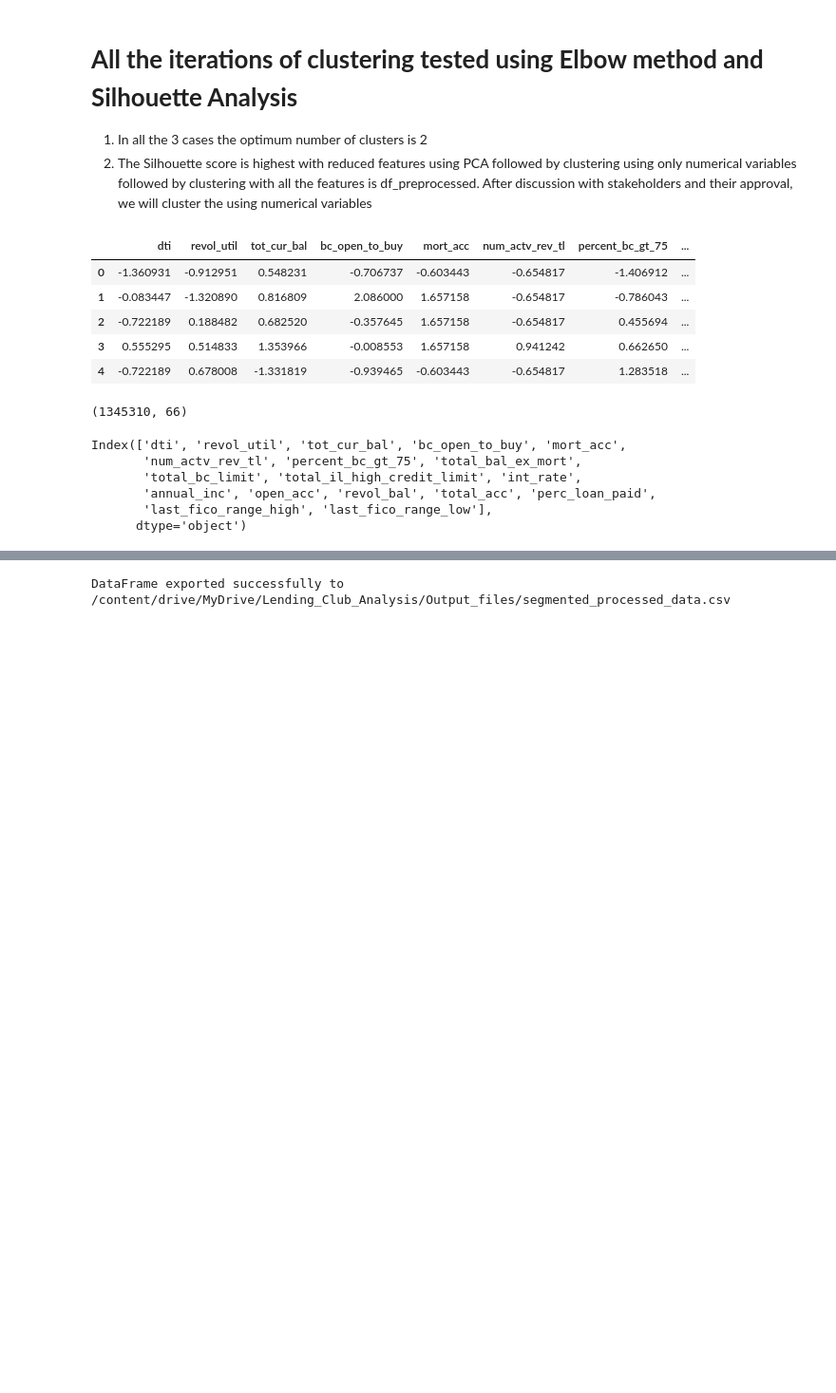
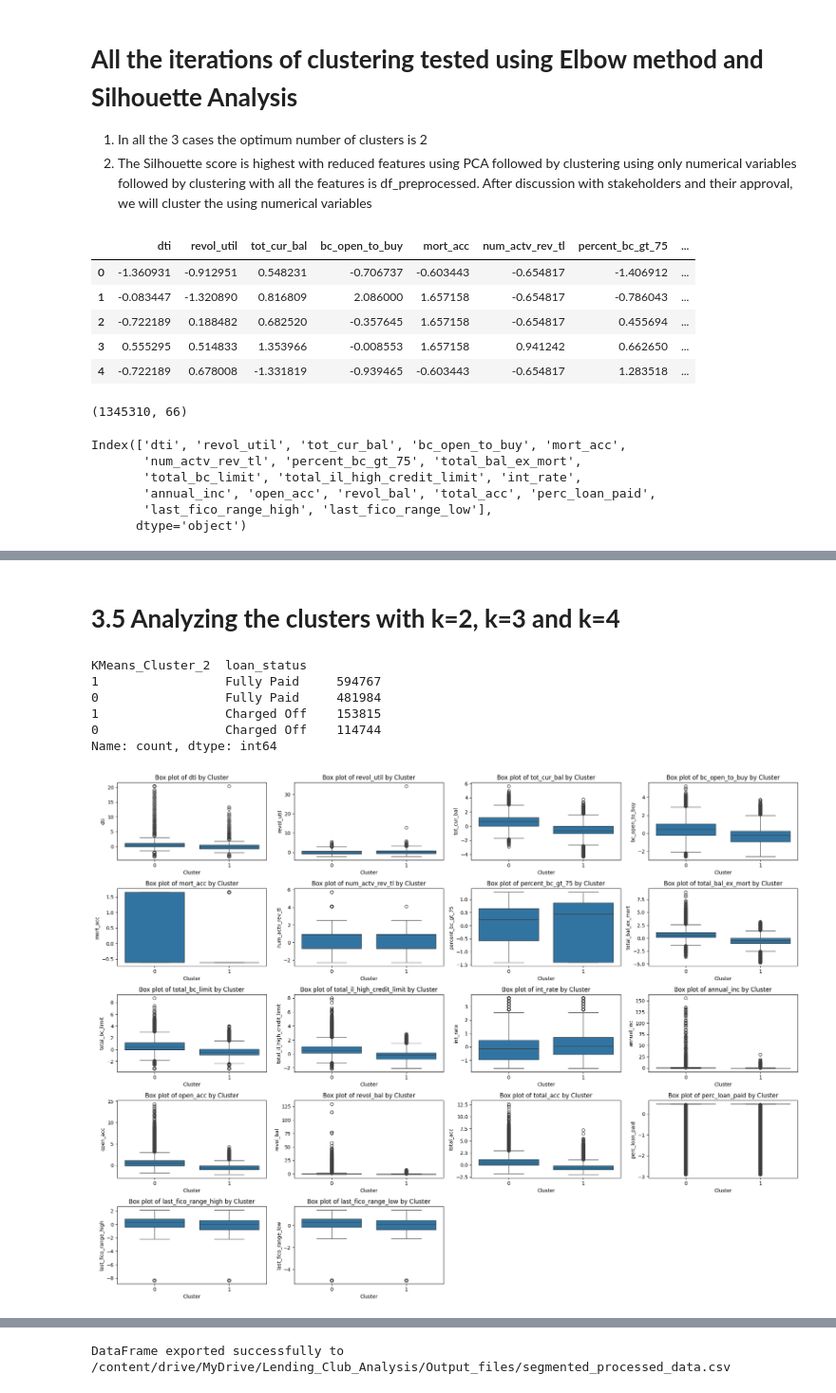
Before and after one commit to ds-souvik/Predictive-model-to-classify-profitable-borrowers, a Jupyter notebook: 4_Borrower_Segmentation.ipynb, the cells around one changed output, grey strips where cells are left out. Shown at 95% size. Cells and saved outputs as stored; diff of their text form; code cells hidden in the pictures; blank space fills up the shorter version.

Commit message:
Standardized the segmentation notebook, renamed the data cleaning and feature engineering reports, updated the presentation and readme.md

```diff
--- a/4_Borrower_Segmentation.ipynb
+++ b/4_Borrower_Segmentation.ipynb
@@ -649,11 +643,11 @@ Index(['dti', 'revol_util', 'tot_cur_bal', 'bc_open_to_buy', 'mort_acc',
 # %%
-#Generating KMeans++ model with 2 clusters on numerical features of the dataset
-
-kmeans = KMeans(n_clusters=2, init='k-means++', n_init=50, random_state=42)
+#Generating KMeans++ model with 3 clusters on numerical features of the dataset
+k=3
+kmeans = KMeans(n_clusters=3, init='k-means++', n_init=50, random_state=42)
 df_numerical['Cluster'] = kmeans.fit_predict(df_numerical)
 print(f"KMeans++ clustering with {k} clusters completed.")
 
 #Append the Cluster labels to our main dataframe
-df_prepared['KMeans_Cluster']=kmeans.labels_
+df_prepared['KMeans_Cluster_3']=kmeans.labels_
 df_prepared.head()
 # %% [output]
@@ -664,3 +658,13 @@ KMeans++ clustering with 4 clusters completed.
 | 2 | -0.722189 | 0.188482 | 0.682520 | -0.357645 | 1.657158 | -0.654817 | 0.455694 | ... |
 | 3 | 0.555295 | 0.514833 | 1.353966 | -0.008553 | 1.657158 | 0.941242 | 0.662650 | ... |
 | 4 | -0.722189 | 0.678008 | -1.331819 | -0.939465 | -0.603443 | -0.654817 | 1.283518 | ... |
+# %%
+#Generating KMeans++ model with 4 clusters on numerical features of the dataset
+k=4
+kmeans = KMeans(n_clusters=4, init='k-means++', n_init=50, random_state=42)
+df_numerical['Cluster'] = kmeans.fit_predict(df_numerical)
+print(f"KMeans++ clustering with {k} clusters completed.")
+
+#Append the Cluster labels to our main dataframe
+df_prepared['KMeans_Cluster_4']=kmeans.labels_
+df_prepared.head()
@@ -666,0 +679,38 @@ KMeans++ clustering with 4 clusters completed.
+# %% [markdown]
+# **3.5 Analyzing the clusters with k=2, k=3 and k=4**
+# %%
+df_prepared[['KMeans_Cluster_2', 'loan_status']].value_counts()
+# %% [output]
+KMeans_Cluster_2  loan_status
+1                 Fully Paid     594767
+0                 Fully Paid     481984
+1                 Charged Off    153815
+0                 Charged Off    114744
+Name: count, dtype: int64
+# %%
+# List of columns to visualize
+columns_to_visualize = ['dti', 'revol_util', 'tot_cur_bal', 'bc_open_to_buy', 'mort_acc',
+                        'num_actv_rev_tl', 'percent_bc_gt_75', 'total_bal_ex_mort',
+                        'total_bc_limit', 'total_il_high_credit_limit', 'int_rate',
+                        'annual_inc', 'open_acc', 'revol_bal', 'total_acc', 'perc_loan_paid',
+                        'last_fico_range_high', 'last_fico_range_low']
+
+# Set up the matplotlib figure
+plt.figure(figsize=(20, 15))
+
+# Create box plots for each column
+for i, column in enumerate(columns_to_visualize, 1):
+    plt.subplot(5, 4, i)  # Adjust the number of rows and columns as needed
+    sns.boxplot(x='KMeans_Cluster_2', y=column, data=df_prepared)
+    plt.title(f'Box plot of {column} by Cluster')
+    plt.xlabel('Cluster')
+    plt.ylabel(column)
+
+plt.tight_layout()
+
+# Save the figure as an image file
+output_path = '/content/drive/MyDrive/Lending_Club_Analysis/Output_files/KMeans_Cluster_2.png'
+plt.savefig(output_path)
+plt.show()
+# %% [output]
+[figure, added]
```
Also changed, not shown: parts of 13 cells of this notebook, 7 other files.
